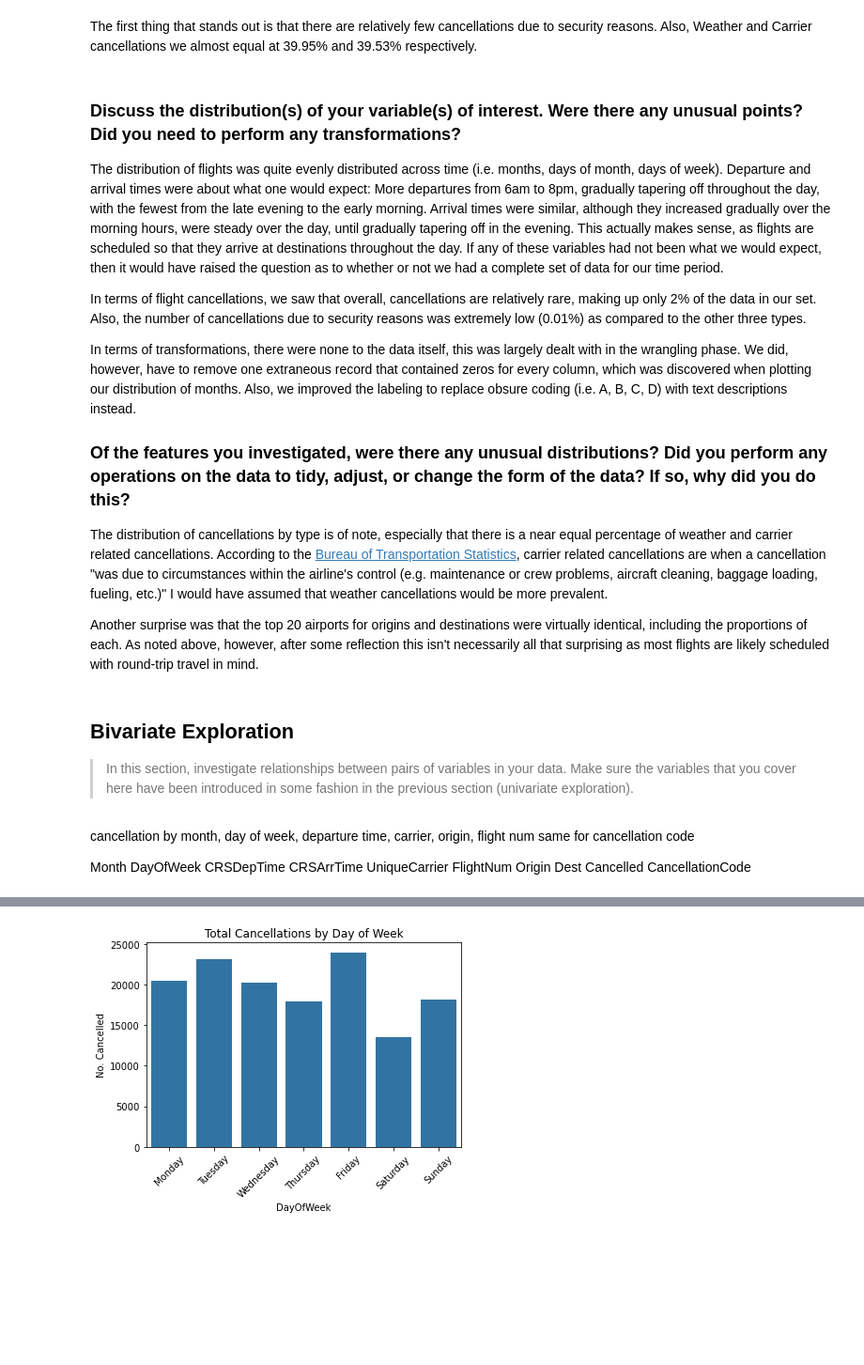
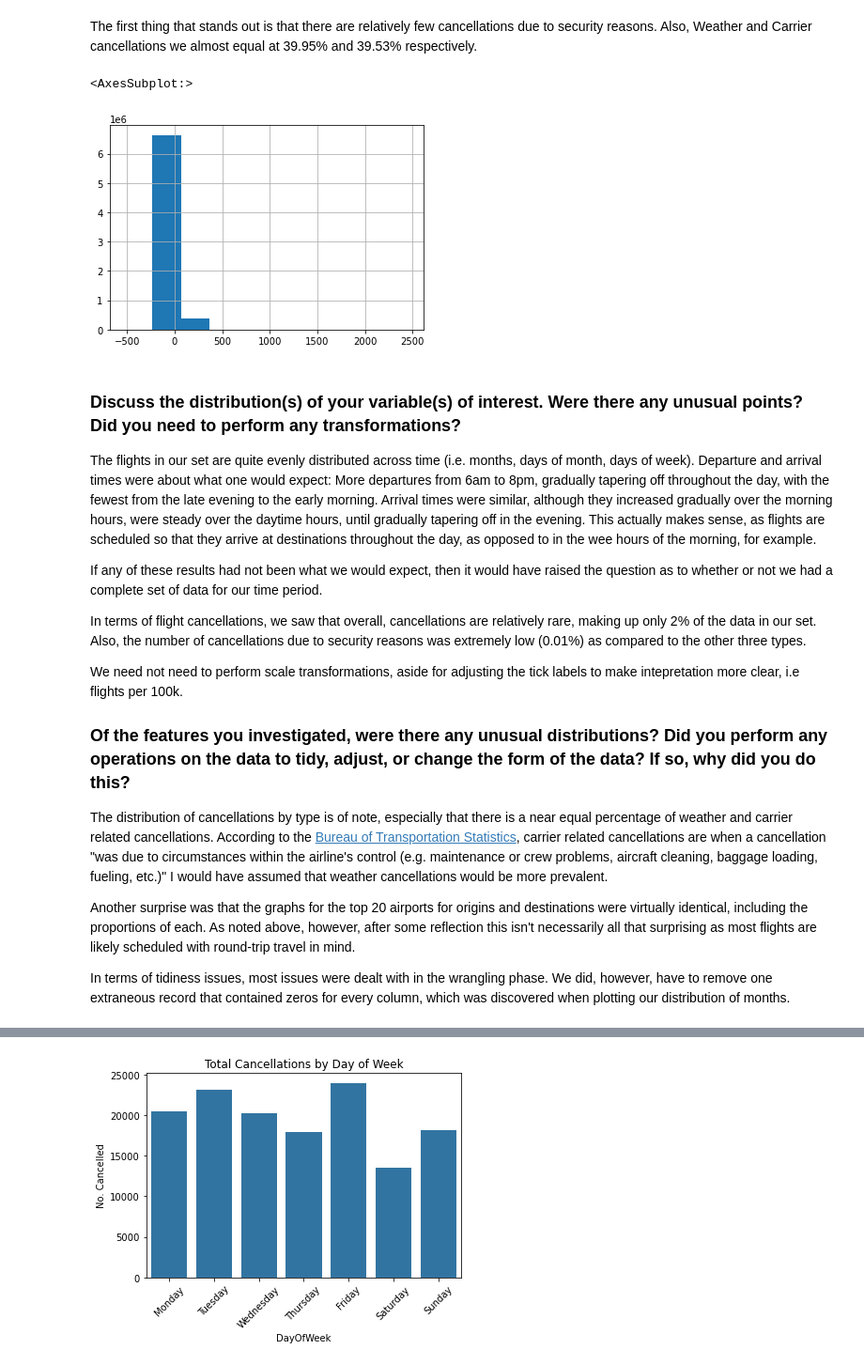
Before and after one commit to maleina/US-Flight-Data, a Jupyter notebook: flight_data_exploration.ipynb, the cells around one changed output, grey strips where cells are left out. Shown: that part at 94% size. Saved outputs shown, nothing was run; the diff lists cells and outputs as text; code cells hidden in the pictures; blank space fills up the shorter version.

```diff
--- a/flight_data_exploration.ipynb
+++ b/flight_data_exploration.ipynb
@@ -754,0 +736,5 @@ The first thing that stands out is that there are relatively few cancellations d
+# %%
+df_flights['DepDelay'].hist()
+# %% [output]
+<AxesSubplot:>
+[figure, added]
@@ -755,34 +745,18 @@ The first thing that stands out is that there are relatively few cancellations d
 # %% [markdown]
 ### Discuss the distribution(s) of your variable(s) of interest. Were there any unusual points? Did you need to perform any transformations?
 
-The distribution of flights was quite evenly distributed across time (i.e. months, days of month, days of week). Departure and arrival times were about what one would expect: More departures from 6am to 8pm, gradually tapering off throughout the day, with the fewest from the late evening to the early morning. Arrival times were similar, although they increased gradually over the morning hours, were steady over the day, until gradually tapering off in the evening. This actually makes sense, as flights are scheduled so that they arrive at destinations throughout the day. If any of these variables had not been what we would expect, then it would have raised the question as to whether or not we had a complete set of data for our time period.
+The flights in our set are quite evenly distributed across time (i.e. months, days of month, days of week). Departure and arrival times were about what one would expect: More departures from 6am to 8pm, gradually tapering off throughout the day, with the fewest from the late evening to the early morning. Arrival times were similar, although they increased gradually over the morning hours, were steady over the daytime hours, until gradually tapering off in the evening. This actually makes sense, as flights are scheduled so that they arrive at destinations throughout the day, as opposed to in the wee hours of the morning, for example.
+
+If any of these results had not been what we would expect, then it would have raised the question as to whether or not we had a complete set of data for our time period.
 
 In terms of flight cancellations, we saw that overall, cancellations are relatively rare, making up only 2% of the data in our set. Also, the number of cancellations due to security reasons was extremely low (0.01%) as compared to the other three types.
 
-In terms of transformations, there were none to the data itself, this was largely dealt with in the wrangling phase. We did, however, have to remove one extraneous record that contained zeros for every column, which was discovered when plotting our distribution of months. Also, we improved the labeling to replace obsure coding (i.e. A, B, C, D) with text descriptions instead.
+We need not need to perform scale transformations, aside for adjusting the tick labels to make intepretation more clear, i.e flights per 100k.
 
 ### Of the features you investigated, were there any unusual distributions? Did you perform any operations on the data to tidy, adjust, or change the form of the data? If so, why did you do this?
 
 The distribution of cancellations by type is of note, especially that there is a near equal percentage of weather and carrier related cancellations. According to the [Bureau of Transportation Statistics](https://www.bts.gov/topics/airlines-and-airports/understanding-reporting-causes-flight-delays-and-cancellations), carrier related cancellations are when a cancellation "was due to circumstances within the airline's control (e.g. maintenance or crew problems, aircraft cleaning, baggage loading, fueling, etc.)" I would have assumed that weather cancellations would be more prevalent.
 
-Another surprise was that the top 20 airports for origins and destinations were virtually identical, including the proportions of each. As noted above, however, after some reflection this isn't necessarily all that surprising as most flights are likely scheduled with round-trip travel in mind.
+Another surprise was that the graphs for the top 20 airports for origins and destinations were virtually identical, including the proportions of each. As noted above, however, after some reflection this isn't necessarily all that surprising as most flights are likely scheduled with round-trip travel in mind.
+
+In terms of tidiness issues, most issues were dealt with in the wrangling phase. We did, however, have to remove one extraneous record that contained zeros for every column, which was discovered when plotting our distribution of months.
-# %% [markdown]
-## Bivariate Exploration
-
-> In this section, investigate relationships between pairs of variables in your
-data. Make sure the variables that you cover here have been introduced in some
-fashion in the previous section (univariate exploration).
-# %% [markdown]
-cancellation by month, day of week, departure time, carrier, origin, flight num
-same for cancellation code
-
-Month
-DayOfWeek
-CRSDepTime
-CRSArrTime
-UniqueCarrier
-FlightNum
-Origin
-Dest
-Cancelled
-CancellationCode
```
Also changed, not shown: parts of 94 cells of this notebook, 1 other file.
